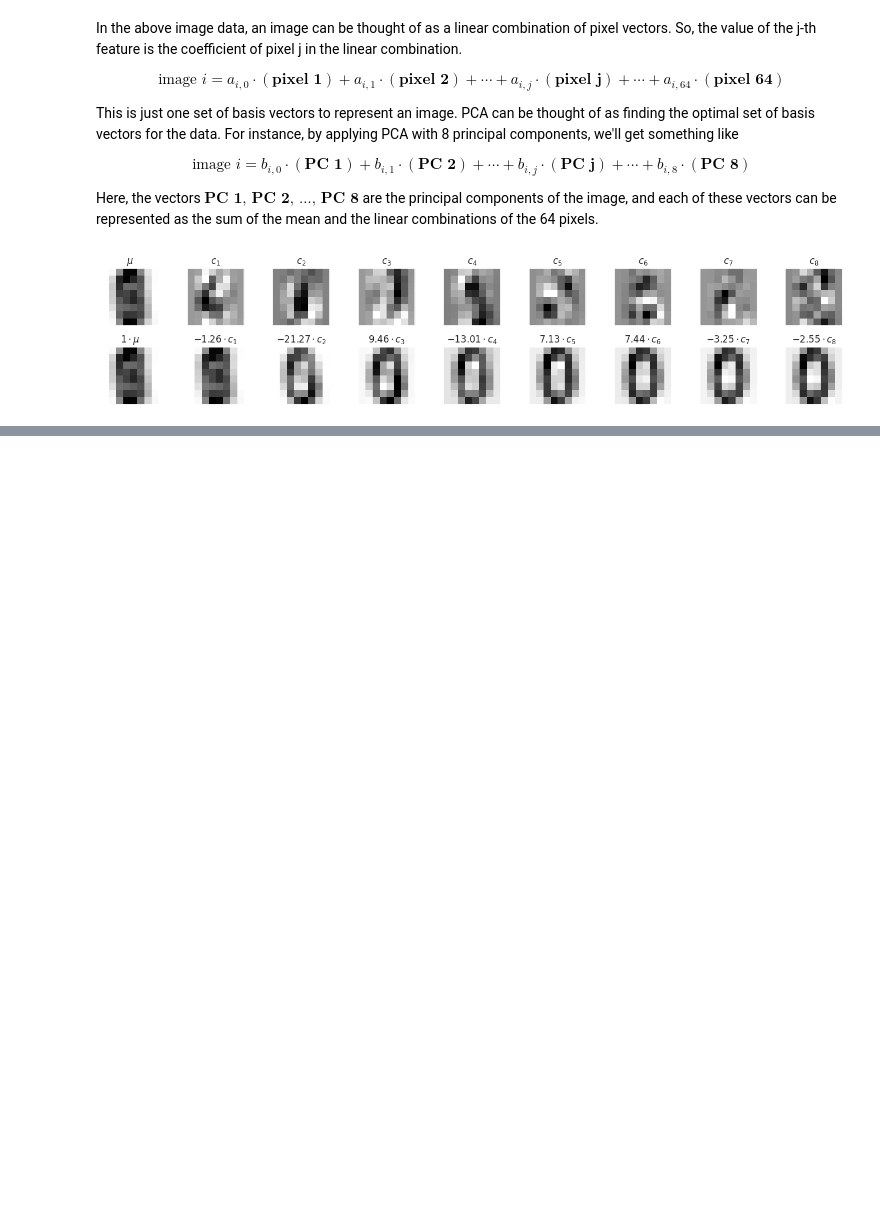
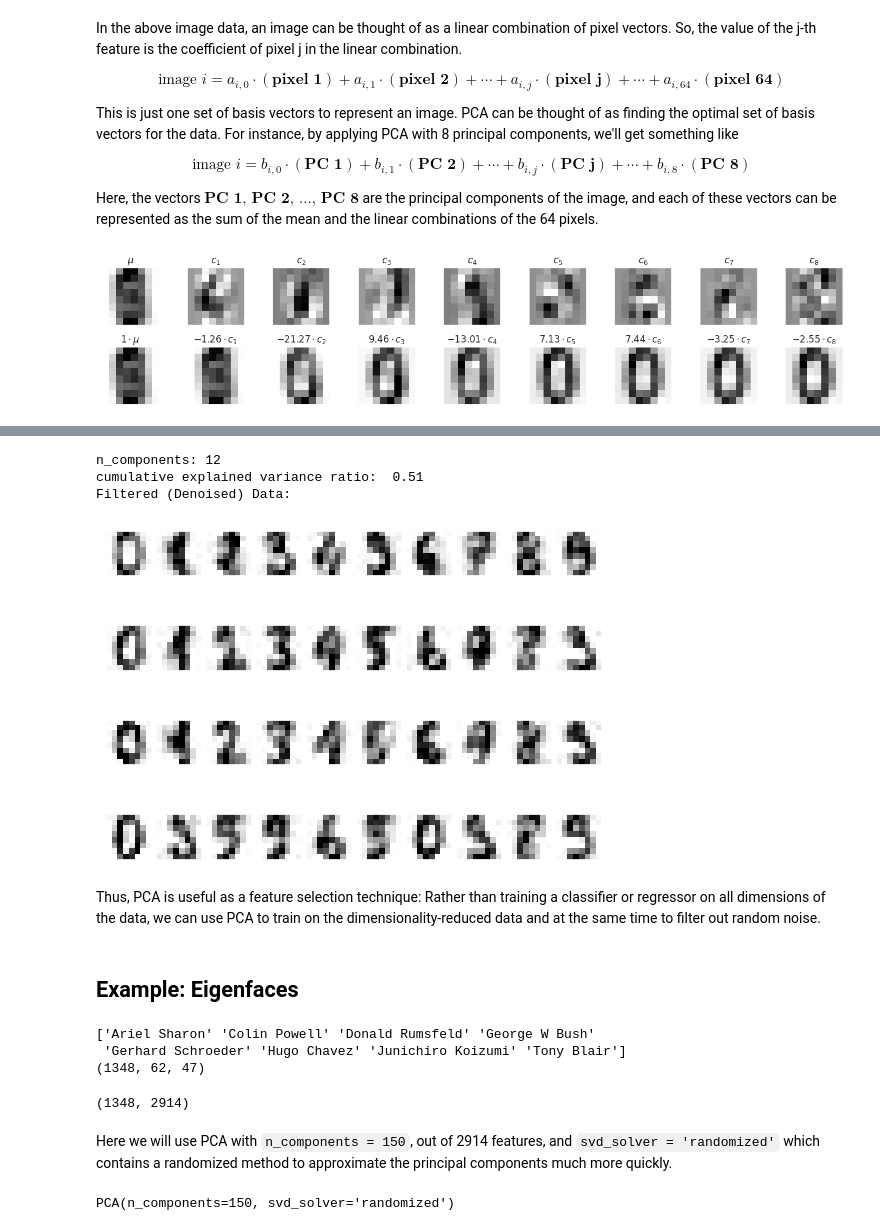
Before and after one commit to svd-jelo/IBM-Data-Science-Specialization, a Jupyter notebook: Course-9_Machine-Learning/notebooks/NB7_PCA.ipynb, the cells around one changed output, grey strips where cells are left out. Saved outputs shown, nothing was run; the diff lists cells and outputs as text; code cells hidden in the pictures; blank space fills up the shorter version.

```diff
--- a/Course-9_Machine-Learning/notebooks/NB7_PCA.ipynb
+++ b/Course-9_Machine-Learning/notebooks/NB7_PCA.ipynb
@@ -193,0 +241,41 @@ plt.show()
+# %%
+pca = PCA(n_components=0.5).fit(noisy)
+noisy_transformed = pca.transform(noisy)
+noisy_new = pca.inverse_transform(noisy_transformed)
+
+print('n_components:', pca.components_.shape[0])
+print(f'cumulative explained variance ratio: {np.cumsum(pca.explained_variance_ratio_)[-1]: .2f}')
+
+print('Filtered (Denoised) Data:')
+plot_digits(noisy_new)
+# %% [output]
+n_components: 12
+cumulative explained variance ratio:  0.51
+Filtered (Denoised) Data:
+[figure, added]
+# %% [markdown]
+Thus, PCA is useful as a feature selection technique: Rather than training a classifier or regressor on all dimensions of the data, we can use PCA to train on the dimensionality-reduced data and at the same time to filter out random noise.
+# %% [markdown]
+## Example: Eigenfaces
+# %%
+from sklearn.datasets import fetch_lfw_people
+path = '~/IBM-Data-Science-Specialization/Course-9_Machine-Learning/data/Labeled_Faces_in_the_Wild'
+faces = fetch_lfw_people(data_home=path,min_faces_per_person=60)
+print(faces.target_names)
+print(faces.images.shape)
+# %% [output]
+['Ariel Sharon' 'Colin Powell' 'Donald Rumsfeld' 'George W Bush'
+ 'Gerhard Schroeder' 'Hugo Chavez' 'Junichiro Koizumi' 'Tony Blair']
+(1348, 62, 47)
+# %%
+X = faces.data
+X.shape
+# %% [output]
+(1348, 2914)
+# %% [markdown]
+Here we will use PCA with `n_components = 150`, out of 2914 features, and `svd_solver = 'randomized'` which contains a randomized method to approximate the principal components much more quickly.
+# %%
+pca = PCA(n_components=150, svd_solver='randomized')
+pca.fit(X)
+# %% [output]
+PCA(n_components=150, svd_solver='randomized')
```
Also changed, not shown: parts of 18 cells of this notebook.
